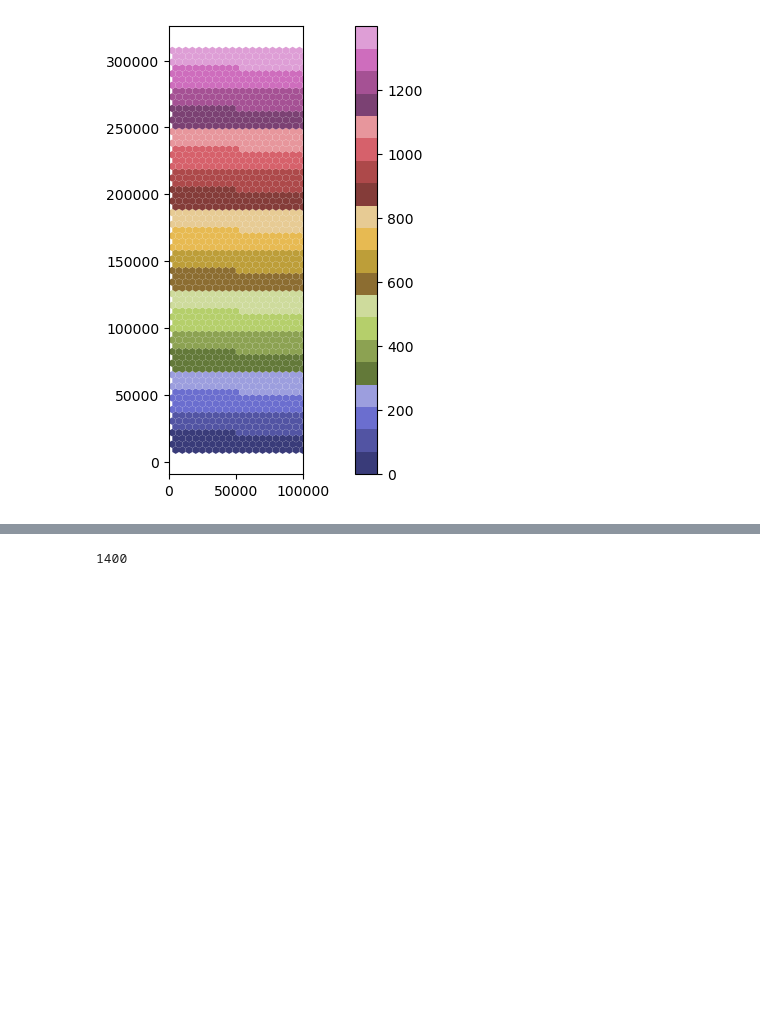
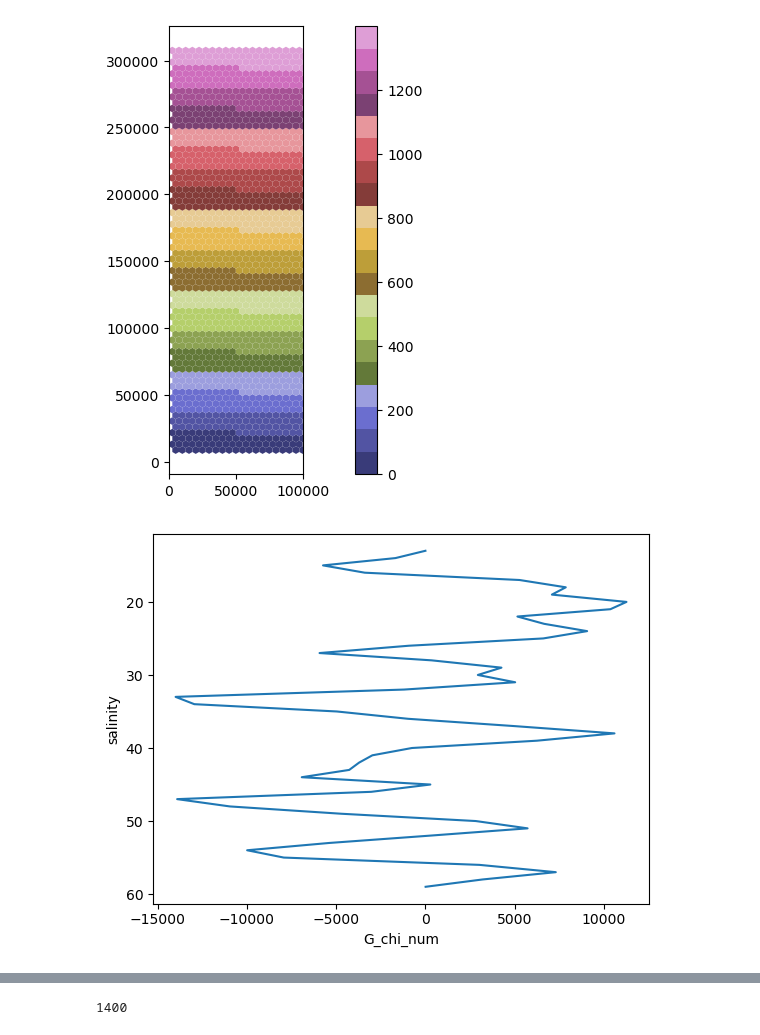
Before and after one commit to kailauyeda/WMT_DVD, a Jupyter notebook: bichan/analysis/spatial_smoothing.ipynb, the cells around one changed output, grey strips where cells are left out. Cells and saved outputs as stored; diff of their text form; code cells hidden in the pictures; blank space fills up the shorter version.

```diff
--- a/bichan/analysis/spatial_smoothing.ipynb
+++ b/bichan/analysis/spatial_smoothing.ipynb
@@ -267,0 +327,5 @@ while len(used_cells) < len(mesh.nCells):
+# %%
+G_chi_mix_ds.G_chi_num.sum('nCells').mean(dim='Time').plot(y='salinity')
+plt.gca().invert_yaxis()
+# %% [output]
+[figure, added]
```
Also changed, not shown: parts of 14 cells of this notebook.
